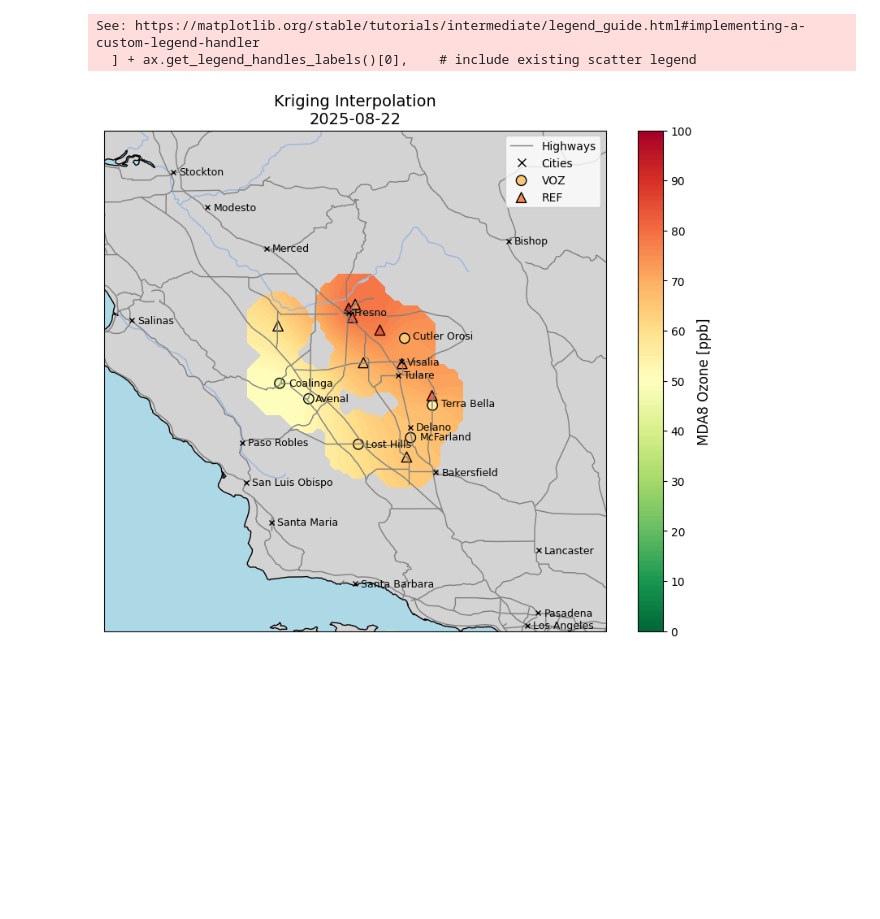
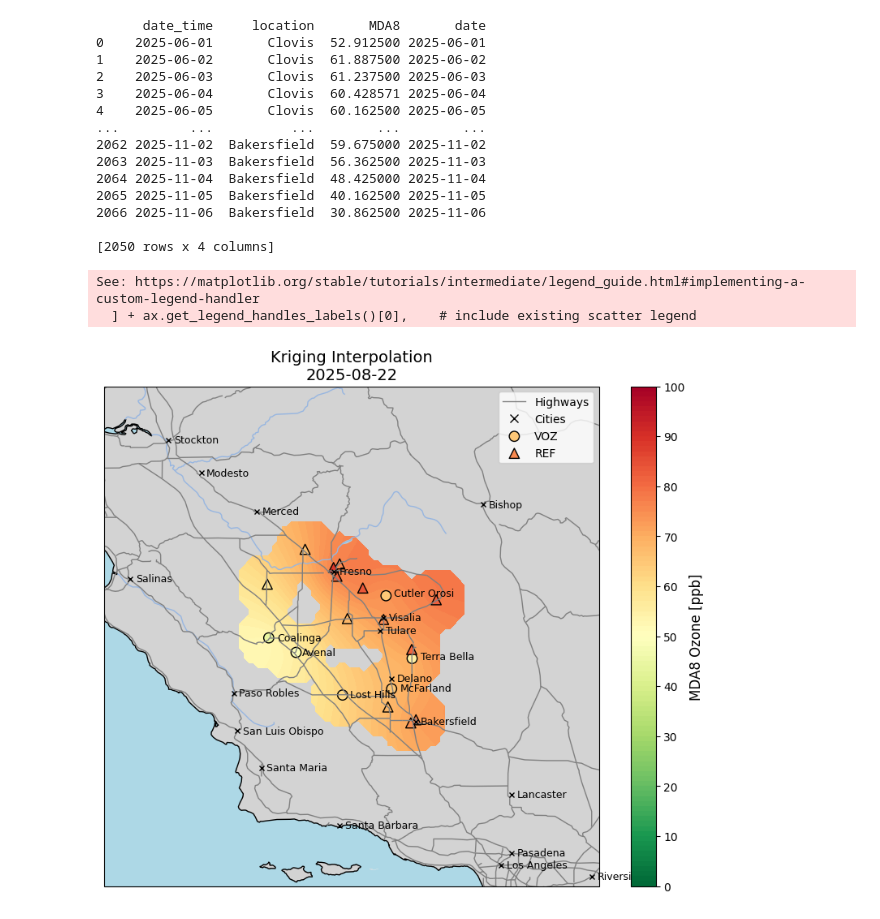
Before and after one commit to TorriaCol/voz-data-analysis, a Jupyter notebook: plots/kriging.ipynb, the cells around one changed output. Cells and saved outputs as stored; diff of their text form; code cells hidden in the pictures; blank space fills up the shorter version.

Commit message:
Timeseries plots supports all variables

```diff
--- a/plots/kriging.ipynb
+++ b/plots/kriging.ipynb
@@ -2,10 +2,10 @@
 import pandas as pd
 import numpy as np
 file_path = r"../reference_files/2025OzoneDataCalibrated/AllMDA8Voz.csv"  # Replace with your file path
-vozdata = pd.read_csv(file_path, parse_dates=["date"])
+vozdata = pd.read_csv(file_path, parse_dates=["date_time"])
 
 vozdata = vozdata.melt(
-    id_vars="date",
+    id_vars="date_time",
     var_name="location",
     value_name="MDA8"
 )
@@ -42,7 +42,7 @@ radius_of_influence = 0.3  # Adjust as
 for i, day in enumerate(days_in_july):
 
     # --- Filter the vozdata for this day and drop NaN MDA8 values ---
-    filtered = vozdata[vozdata["date"] == day].dropna(subset=["MDA8"])
+    filtered = vozdata[vozdata["date_time"] == day].dropna(subset=["MDA8"])
 
     if filtered.empty:
         axs[i].set_title(f"{day.date()}: No Data")
@@ -134,6 +134,14 @@ fig.colorbar(contour, cax=cbar_ax, label='MDA8 Value')
 # %%
-file_path = r"../reference_files/2025OzoneDataCalibrated/MDA8LongRef.csv"  # Replace with your file path
-refdata = pd.read_csv(file_path, parse_dates=["date"])
+file_path = r"../reference_files/2025OzoneDataCalibrated/AllMDA8Ref.csv"  # Replace with your file path
+refdata = pd.read_csv(file_path, parse_dates=["date_time"])
+
+refdata = refdata.melt(
+    id_vars="date_time",
+    var_name="location",
+    value_name="MDA8"
+)
+
+refdata.to_csv("../reference_files/2025OzoneDataCalibrated/MDA8LongRef.csv")
 # %%
 import pandas as pd
 import numpy as np
@@ -150,12 +158,14 @@ import matplotlib.lines as mlines
 day_to_plot = pd.Timestamp("2025-08-22")
 
 # Ensure consistent datetime
-vozdata['date'] = pd.to_datetime(vozdata['date'])
-refdata['date'] = pd.to_datetime(refdata['date'])
+vozdata['date'] = pd.to_datetime(vozdata['date_time'])
+refdata['date'] = pd.to_datetime(refdata['date_time'])
 
 # Drop missing values
 vozdata = vozdata.dropna(subset=["MDA8"])
 refdata = refdata.dropna(subset=["MDA8"])
+
+print(refdata)
 
 radius_of_influence = 0.3
 
@@ -315,33 +325,47 @@ custom_cities = {
     "Terra Bella": (35.962716703182274, -119.04405260202688)
 }
 
 for name, (lat, lon) in custom_cities.items():
 
     # Add city name
     ax.text(
         lon + 0.07, lat - 0.025,   # small offset so text is readable
         name,
         fontsize=9,
         color='black',
         transform=ccrs.PlateCarree(),
         zorder=21,
     )
 
 ax.set_title(f"Kriging Interpolation\n{day_to_plot.date()}", fontsize=14)
 # plt.colorbar(contour, ax=ax, label="MDA8 Value")
 
 # Proxy artists
 highway_proxy = mlines.Line2D([], [], color='gray', linewidth=1, label='Highways')
 city_proxy = mlines.Line2D([], [], color='black', marker='x', linestyle='None',
                            markersize=7, label='Cities')
 # Add them to the legend
 plt.legend(handles=[
     highway_proxy, city_proxy
 ] + ax.get_legend_handles_labels()[0],    # include existing scatter legend
            loc='upper right')
 plt.savefig(rf"../../PlotsForRubenNov25/KrigingMapAug28.jpg", format='jpg', dpi=300)
 plt.show()
 # %% [output]
-See: https://matplotlib.org/stable/tutorials/intermediate/legend_guide.html#implementing-a-custom-legend-handler
-  ] + ax.get_legend_handles_labels()[0],    # include existing scatter legend
+      date_time     location       MDA8       date
+0    2025-06-01       Clovis  52.912500 2025-06-01
+1    2025-06-02       Clovis  61.887500 2025-06-02
+2    2025-06-03       Clovis  61.237500 2025-06-03
+3    2025-06-04       Clovis  60.428571 2025-06-04
+4    2025-06-05       Clovis  60.162500 2025-06-05
+...         ...          ...        ...        ...
+2062 2025-11-02  Bakersfield  59.675000 2025-11-02
+2063 2025-11-03  Bakersfield  56.362500 2025-11-03
+2064 2025-11-04  Bakersfield  48.425000 2025-11-04
+2065 2025-11-05  Bakersfield  40.162500 2025-11-05
+2066 2025-11-06  Bakersfield  30.862500 2025-11-06
+
+[2050 rows x 4 columns]
+See: https://matplotlib.org/stable/tutorials/intermediate/legend_guide.html#implementing-a-custom-legend-handler
+  ] + ax.get_legend_handles_labels()[0],    # include existing scatter legend
-[figure, old version]
+[figure, new version]
```
Also changed, not shown: parts of 1 cell of this notebook, 19 other files.
